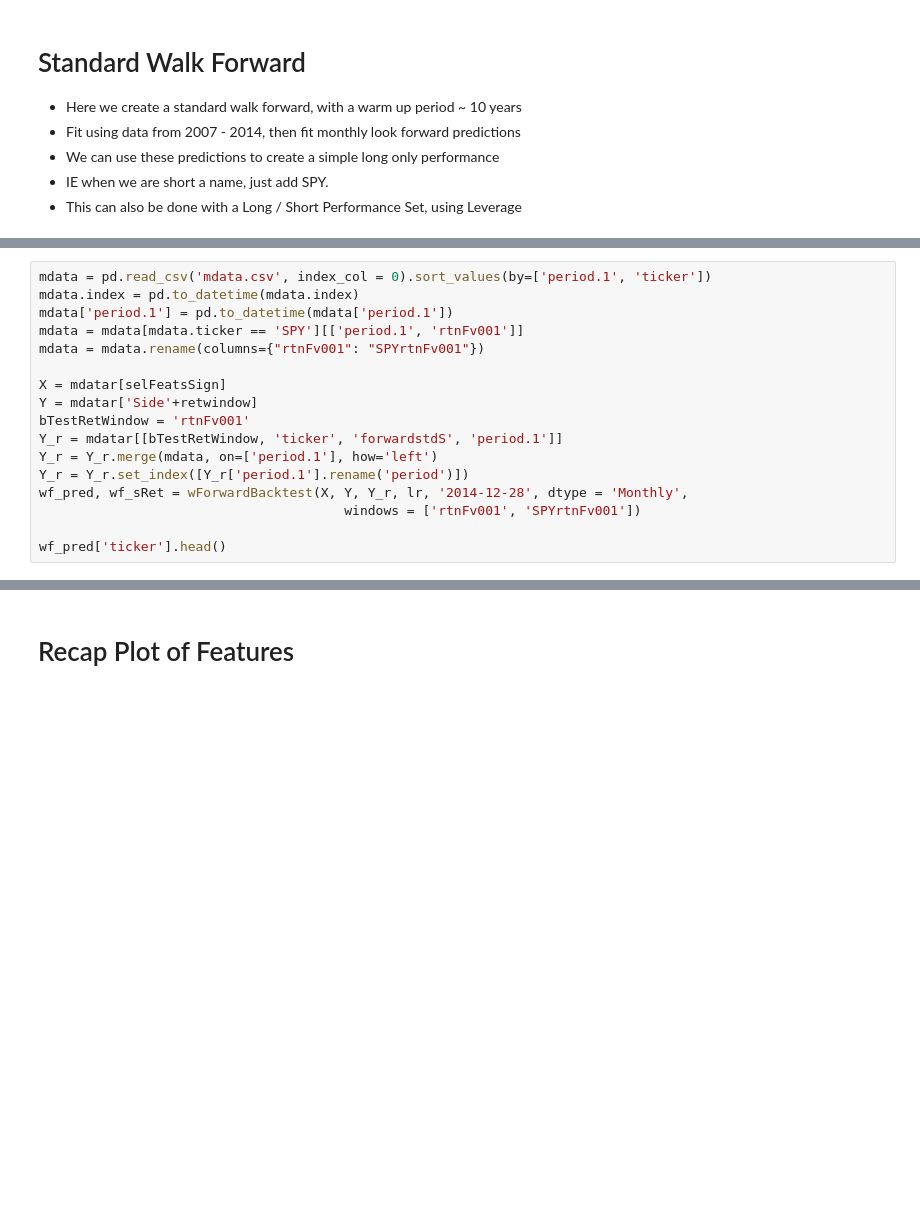
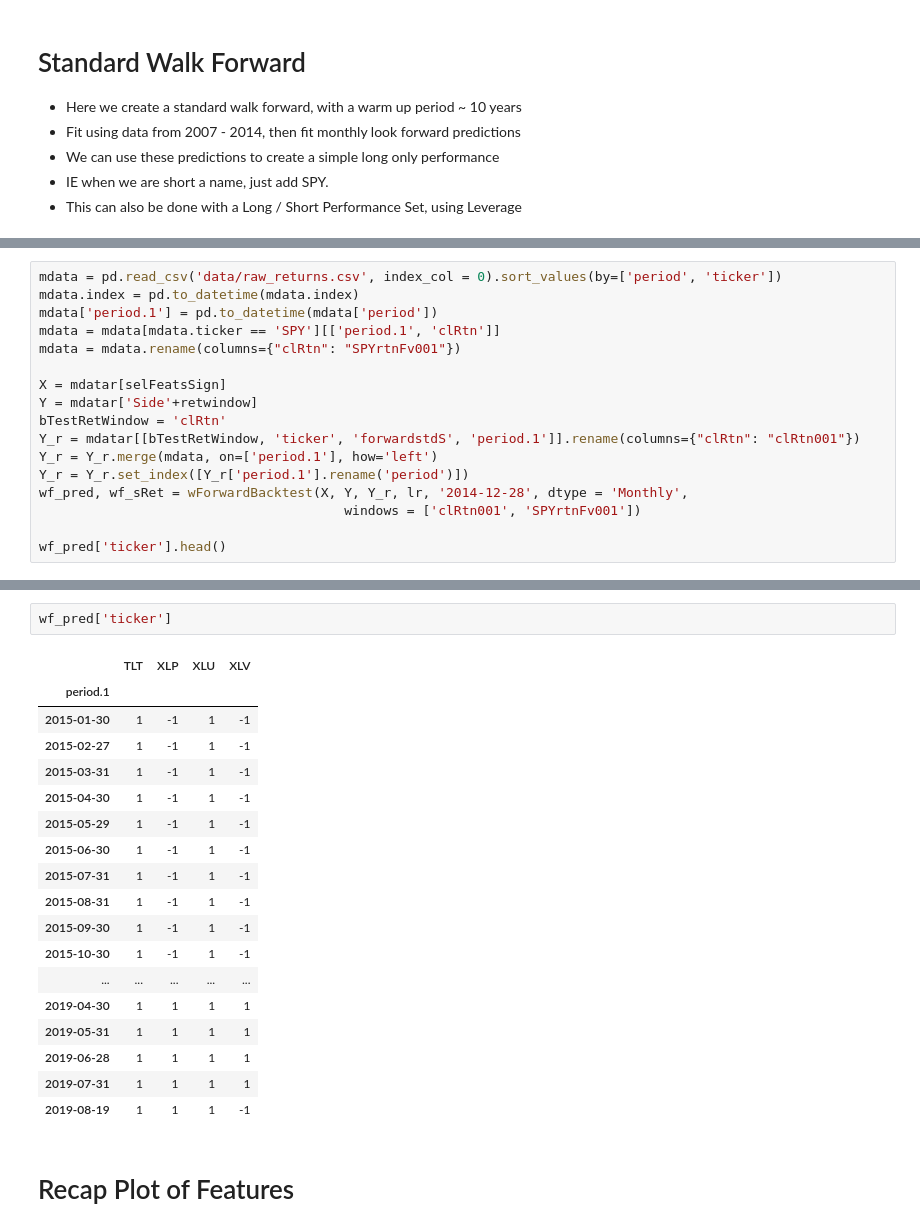
Before and after one commit to rherena/TSRV, a Jupyter notebook: ModelFit_s2.ipynb, the cells around one changed output, grey strips where cells are left out. Saved outputs shown, nothing was run; the diff lists cells and outputs as text; blank space fills up the shorter version.

```diff
--- a/ModelFit_s2.ipynb
+++ b/ModelFit_s2.ipynb
@@ -894,17 +985,17 @@ np.product(wf_sRet)**(12/len(wf_sRet))-1
 # %%
-mdata = pd.read_csv('mdata.csv', index_col = 0).sort_values(by=['period.1', 'ticker'])
+mdata = pd.read_csv('data/raw_returns.csv', index_col = 0).sort_values(by=['period', 'ticker'])
 mdata.index = pd.to_datetime(mdata.index)
-mdata['period.1'] = pd.to_datetime(mdata['period.1'])
-mdata = mdata[mdata.ticker == 'SPY'][['period.1', 'rtnFv001']]
-mdata = mdata.rename(columns={"rtnFv001": "SPYrtnFv001"})
+mdata['period.1'] = pd.to_datetime(mdata['period'])
+mdata = mdata[mdata.ticker == 'SPY'][['period.1', 'clRtn']]
+mdata = mdata.rename(columns={"clRtn": "SPYrtnFv001"})
 
 X = mdatar[selFeatsSign]
 Y = mdatar['Side'+retwindow]
-bTestRetWindow = 'rtnFv001'
-Y_r = mdatar[[bTestRetWindow, 'ticker', 'forwardstdS', 'period.1']]
+bTestRetWindow = 'clRtn'
+Y_r = mdatar[[bTestRetWindow, 'ticker', 'forwardstdS', 'period.1']].rename(columns={"clRtn": "clRtn001"})
 Y_r = Y_r.merge(mdata, on=['period.1'], how='left')
 Y_r = Y_r.set_index([Y_r['period.1'].rename('period')])
 wf_pred, wf_sRet = wForwardBacktest(X, Y, Y_r, lr, '2014-12-28', dtype = 'Monthly',
-                                       windows = ['rtnFv001', 'SPYrtnFv001'])
+                                       windows = ['clRtn001', 'SPYrtnFv001'])
 
 wf_pred['ticker'].head()
@@ -911,3 +1025,24 @@ wf_pred['ticker'].head()
+# %%
+wf_pred['ticker']
+# %% [output]
+|  | TLT | XLP | XLU | XLV |
+| period.1 |  |  |  |  |
+| 2015-01-30 | 1 | -1 | 1 | -1 |
+| 2015-02-27 | 1 | -1 | 1 | -1 |
+| 2015-03-31 | 1 | -1 | 1 | -1 |
+| 2015-04-30 | 1 | -1 | 1 | -1 |
+| 2015-05-29 | 1 | -1 | 1 | -1 |
+| 2015-06-30 | 1 | -1 | 1 | -1 |
+| 2015-07-31 | 1 | -1 | 1 | -1 |
+| 2015-08-31 | 1 | -1 | 1 | -1 |
+| 2015-09-30 | 1 | -1 | 1 | -1 |
+| 2015-10-30 | 1 | -1 | 1 | -1 |
+| ... | ... | ... | ... | ... |
+| 2019-04-30 | 1 | 1 | 1 | 1 |
+| 2019-05-31 | 1 | 1 | 1 | 1 |
+| 2019-06-28 | 1 | 1 | 1 | 1 |
+| 2019-07-31 | 1 | 1 | 1 | 1 |
+| 2019-08-19 | 1 | 1 | 1 | -1 |
 # %% [markdown]
 # Recap Plot of Features
 # %%
```
Also changed, not shown: parts of 18 cells of this notebook, 3 other files.
